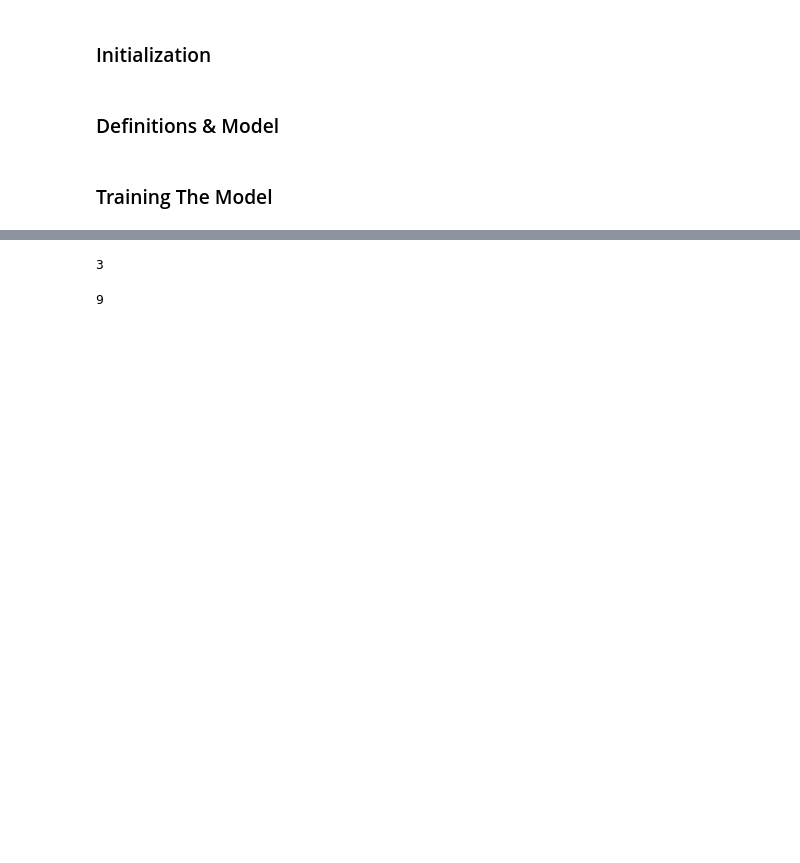
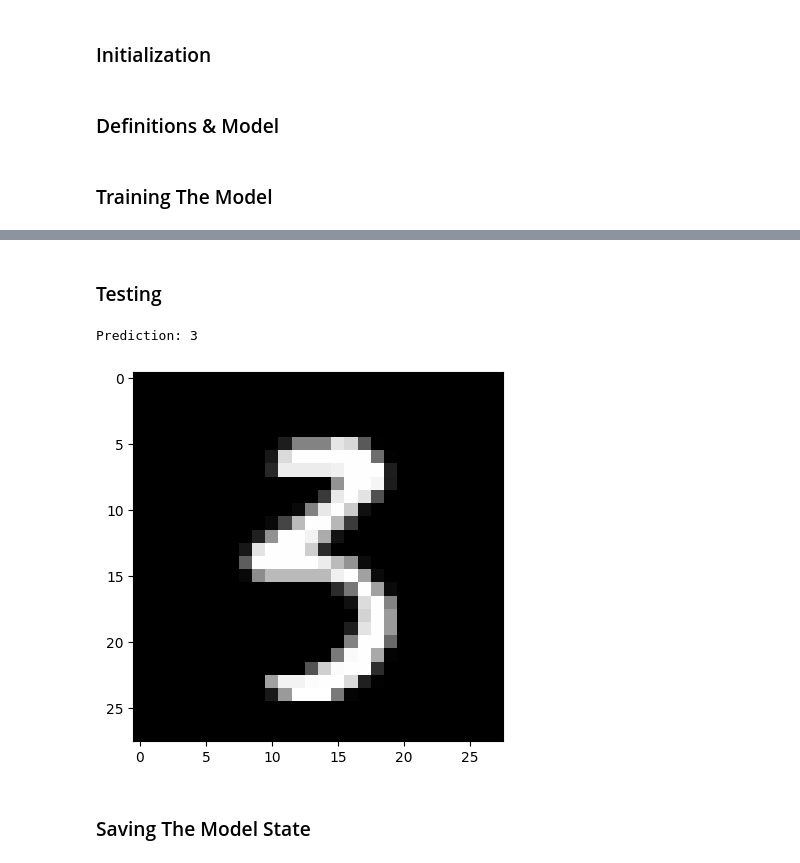
Before and after one commit to lyonbach/ZeroToGans, a Jupyter notebook: code/jupyter/LogisticRegression.ipynb, the cells around one changed output, grey strips where cells are left out. Cells and saved outputs as stored; diff of their text form; code cells hidden in the pictures; blank space fills up the shorter version.

```diff
--- a/code/jupyter/LogisticRegression.ipynb
+++ b/code/jupyter/LogisticRegression.ipynb
@@ -122,3 +125,3 @@ evaluate(model, validation_loader)
 # %%
-fit(50, .00001, model, train_loader, validation_loader);
+fit(500, .000001, model, train_loader, validation_loader);
 # %% [output]
@@ -144,22 +145,26 @@ train_ds__, validation_ds__ = random_split(dataset, [50000, 10000])
-# %%
-image = PIL.Image.open("/home/lyonbach/Documents/eight_2ie.jpg")
-image_as_array = np.asarray(image)[:,:, 1].reshape(28, 28, 1)
-image_as_tensor = torch.Tensor(image_as_array)
-results = model(image_as_tensor).tolist()[0]
-print(results.index(max(results)))
-image.show()
-# %% [output]
-3
-# %%
-image, label = train_ds__[280]
-
-image_as_array = np.asarray(image)
-image_as_tensor = torch.Tensor(image_as_array)
-results = model(image_as_tensor).tolist()[0]
-
-
-print(results.index(max(results)))
-
-image.show()
-# %% [output]
-9
+# %% [markdown]
+### Testing
+# %%
+def predict(image, model):
+
+    xb = image.unsqueeze(0)
+    yb = model(xb)
+    _, predictions = torch.max(yb, dim=1)
+    return predictions[0].item()
+# %%
+# Load the MNIST dataset for testing
+# dataset = MNIST(root='../../data/', download=True, train=False, transform=transforms.ToTensor())
+
+image_ = PIL.Image.open("/home/lyonbach/Documents/seven.jpg")
+
+# image, label = torch.tensor(np.asarray(image_, dtype=float)[:, :, 1]/255).to(torch.float32), 8
+image, label = dataset[2008]
+
+plt.imshow(image[0], cmap="gray")
+prediction = predict(image, model)
+print(f"Prediction: {prediction}")
+# %% [output]
+Prediction: 3
+[figure, added]
+# %% [markdown]
+### Saving The Model State
```
Also changed, not shown: parts of 5 cells of this notebook, 1 other file.
